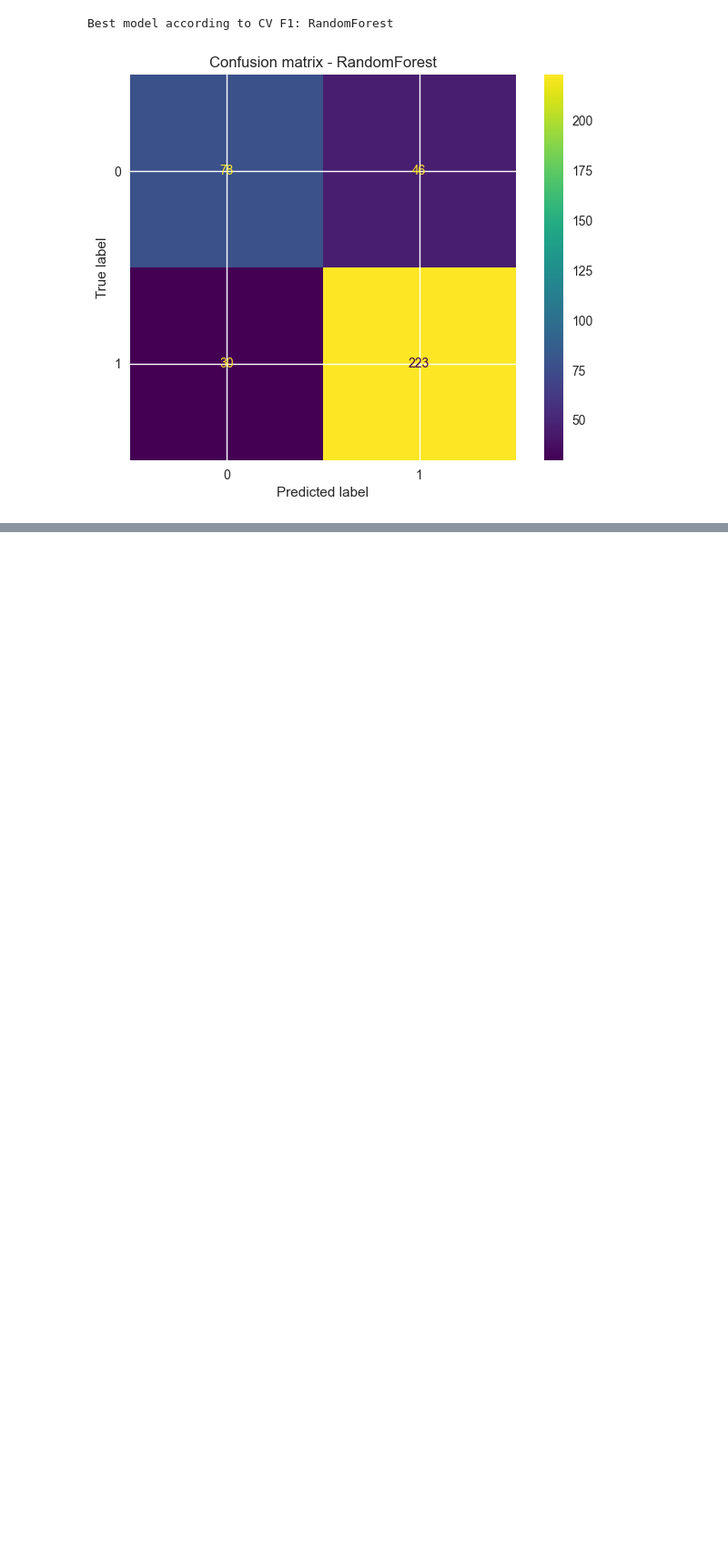
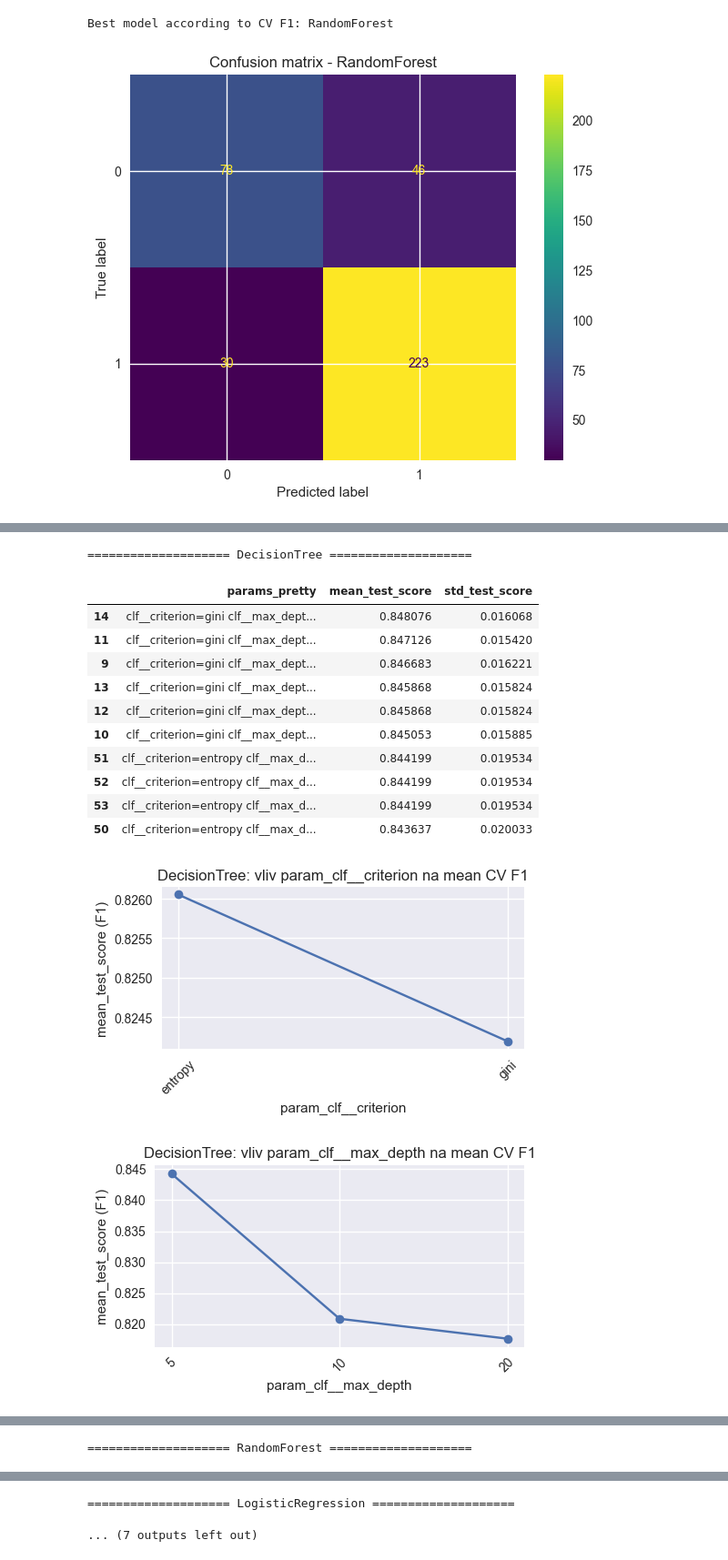
Before and after one commit to dopeoffx/machine_learning_course, a Jupyter notebook: project_2.ipynb, the cells around one changed output, grey strips where cells are left out. Shown at 91% size. Saved outputs shown, nothing was run; the diff lists cells and outputs as text; code cells hidden in the pictures; blank space fills up the shorter version.

```diff
--- a/project_2.ipynb
+++ b/project_2.ipynb
@@ -370,9 +370,12 @@ for name, (pipe, param_grid) in models_and_parameters.items():
     print('Classification report (test set):')
     print(classification_report(y_test, y_pred, digits=4))
 
+    # uložit i informace o ladění pro pozdější analýzu vlivu parametrů
     results[name] = {
         'best_estimator': grid.best_estimator_,
         'best_score_cv': grid.best_score_,
+        'best_params': grid.best_params_,
+        'cv_results': pd.DataFrame(grid.cv_results_),
         'test_f1': test_f1,
         'test_accuracy': test_acc,
     }
@@ -426,0 +440,63 @@ Best model according to CV F1: RandomForest
+# %%
+from IPython.display import display
+
+# Analýza vlivu hyperparametrů na výkon modelu
+for name, info in results.items():
+    print("\n====================", name, "====================")
+    cv_df = info['cv_results'].copy()
+
+    # hezčí text pro parametry – každý pár k=v na nový řádek
+    cv_df['params_pretty'] = cv_df['params'].apply(
+        lambda p: "\n".join(f"{k}={v}" for k, v in p.items())
+    )
+
+    table = (
+        cv_df[['params_pretty', 'mean_test_score', 'std_test_score']]
+        .sort_values(by='mean_test_score', ascending=False)
+        .head(10)
+    )
+
+    display(
+        table.style
+        .set_properties(**{'text-align': 'left', 'white-space': 'pre-wrap'})
+        .set_table_styles(
+            [dict(selector='th', props=[('text-align', 'left')])]
+        )
+    )
+
+    # grafy: průměrné F1 podle jednotlivých hyperparametrů
+    param_cols = [c for c in cv_df.columns if c.startswith('param_')]
+    for param_col in param_cols:
+        if cv_df[param_col].nunique() <= 1:
+            continue
+
+        grp = (
+            cv_df
+            .groupby(param_col)['mean_test_score']
+            .mean()
+            .sort_index()
+        )
+
+        plt.figure(figsize=(5, 3))
+        plt.plot(grp.index.astype(str), grp.values, marker='o')
+        plt.title(f"{name}: vliv {param_col} na mean CV F1")
+        plt.xlabel(param_col)
+        plt.ylabel("mean_test_score (F1)")
+        plt.xticks(rotation=45)
+        plt.tight_layout()
+        plt.show()
+# %% [output]
+==================== DecisionTree ====================
+|  | params_pretty | mean_test_score | std_test_score |
+| 14 | clf__criterion=gini clf__max_dept... | 0.848076 | 0.016068 |
+| 11 | clf__criterion=gini clf__max_dept... | 0.847126 | 0.015420 |
+| 9 | clf__criterion=gini clf__max_dept... | 0.846683 | 0.016221 |
+| 13 | clf__criterion=gini clf__max_dept... | 0.845868 | 0.015824 |
+| 12 | clf__criterion=gini clf__max_dept... | 0.845868 | 0.015824 |
+| 10 | clf__criterion=gini clf__max_dept... | 0.845053 | 0.015885 |
+| 51 | clf__criterion=entropy clf__max_d... | 0.844199 | 0.019534 |
+| 52 | clf__criterion=entropy clf__max_d... | 0.844199 | 0.019534 |
+| 53 | clf__criterion=entropy clf__max_d... | 0.844199 | 0.019534 |
+| 50 | clf__criterion=entropy clf__max_d... | 0.843637 | 0.020033 |
+[figure, added]
+[figure, added]
@@ -426,0 +505 @@ Best model according to CV F1: RandomForest
+==================== RandomForest ====================
@@ -427,3 +520,5 @@ Best model according to CV F1: RandomForest
+==================== LogisticRegression ====================
+... (7 outputs left out)
 # %% [markdown]
 ## Summary and comparison of achieved results
 V předchozí tabulce (`summary_df`) jsou shrnuté výsledky všech čtyř klasifikátorů
```
Also changed, not shown: parts of 2 cells of this notebook.
